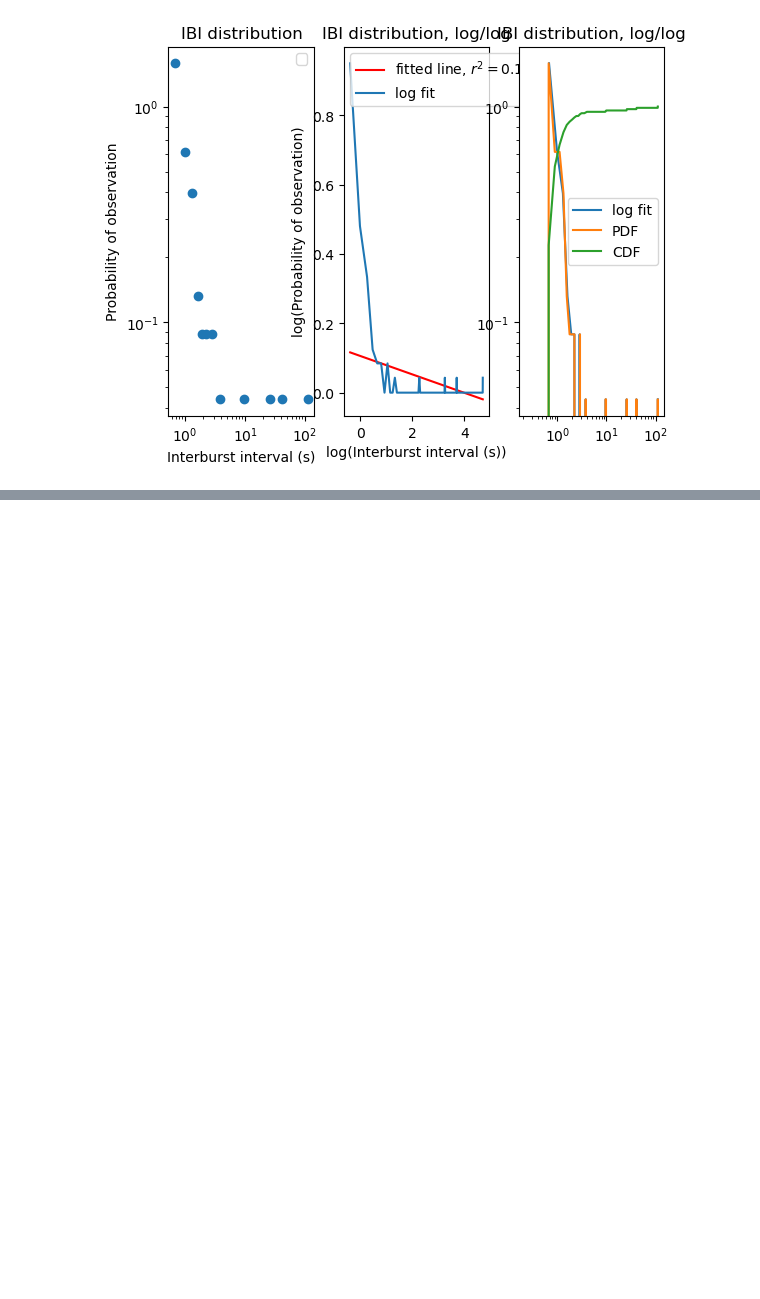
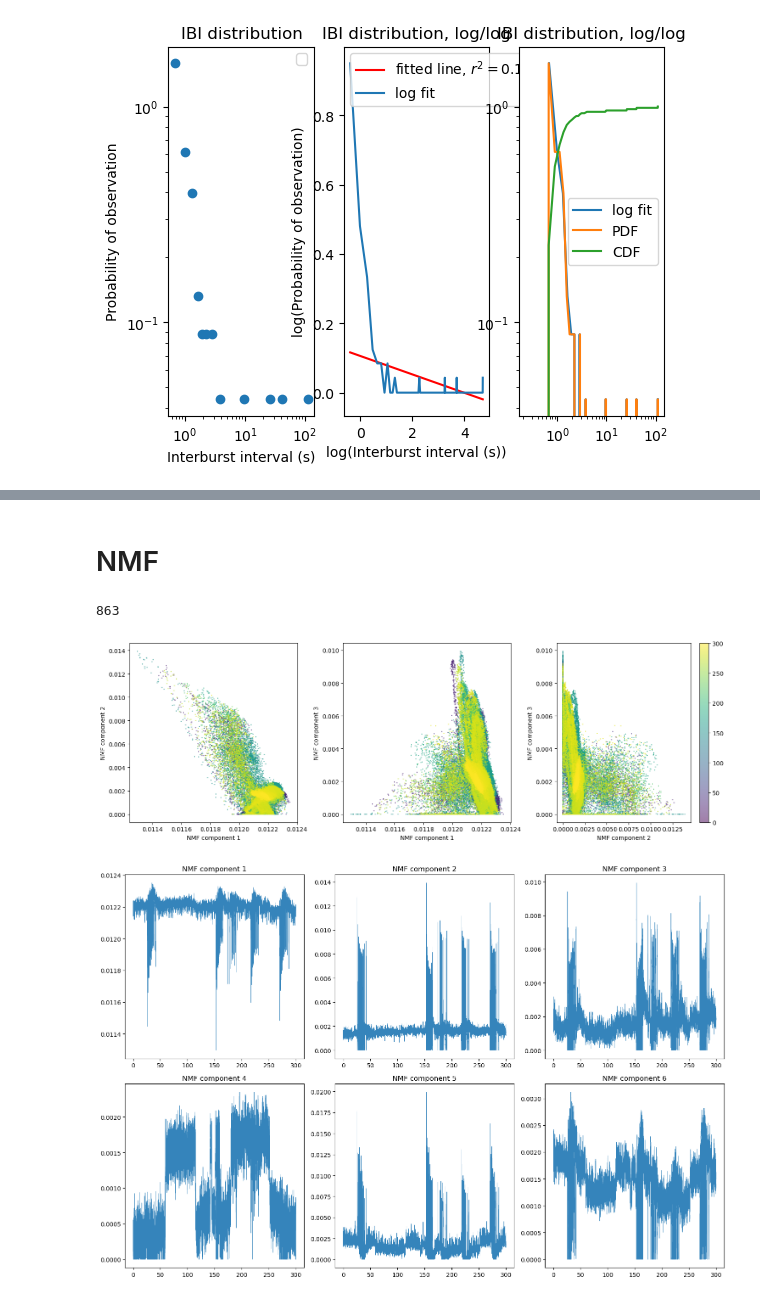
Before and after one commit to mrwun2002/MaxLab_analysis, a Jupyter notebook: test_load.ipynb, the cells around one changed output, grey strips where cells are left out. Saved outputs shown, nothing was run; the diff lists cells and outputs as text; code cells hidden in the pictures; blank space fills up the shorter version.

```diff
--- a/test_load.ipynb
+++ b/test_load.ipynb
@@ -162,0 +229,50 @@ plt.plot(data_from_npy[:, 0], data_from_npy[:, 1])
+# %% [markdown]
+# NMF
+# %%
+n_components = 6
+
+t = data_from_npy[:, 0]
+X = data_from_npy[:, 1::1]
+nmf = NMF(n_components)
+nmf.fit(X)
+
+print(nmf.n_features_in_)
+
+X_new = nmf.transform(X)
+# %% [output]
+863
+# %%
+fig = plt.figure(figsize = (15, 5))
+
+plt.subplot(131)
+
+plt.scatter(X_new[:, 0], X_new[:, 1],  s = 1, c = t, alpha = 0.5)
+plt.xlabel('NMF component 1')
+plt.ylabel('NMF component 2')
+
+plt.subplot(132)
+
+plt.scatter(X_new[:, 0], X_new[:, 2],  s = 1, c = t, alpha = 0.5)
+plt.xlabel('NMF component 1')
+plt.ylabel('NMF component 3')
+
+plt.subplot(133)
+plt.scatter(X_new[:, 1], X_new[:, 2],  s = 1, c = t, alpha = 0.5)
+plt.colorbar()
+plt.xlabel('NMF component 2')
+plt.ylabel('NMF component 3')
+plt.tight_layout()
+plt.show()
+
+
+fig_width = 3
+plt.figure(figsize = (fig_width * 5, (int(np.ceil(n_components/fig_width)) * 5)))
+for i in np.arange(1, n_components + 1):
+    plt.subplot(int(np.ceil(n_components/fig_width)), fig_width, i)
+    plt.plot(t, X_new[:, i-1], linewidth = 0.5, alpha = 0.9)
+    plt.title('NMF component ' + str(i))
+plt.tight_layout()
+plt.show()
+# %% [output]
+[figure, added]
+[figure, added]
```
Also changed, not shown: parts of 12 cells of this notebook, 1 other file.
